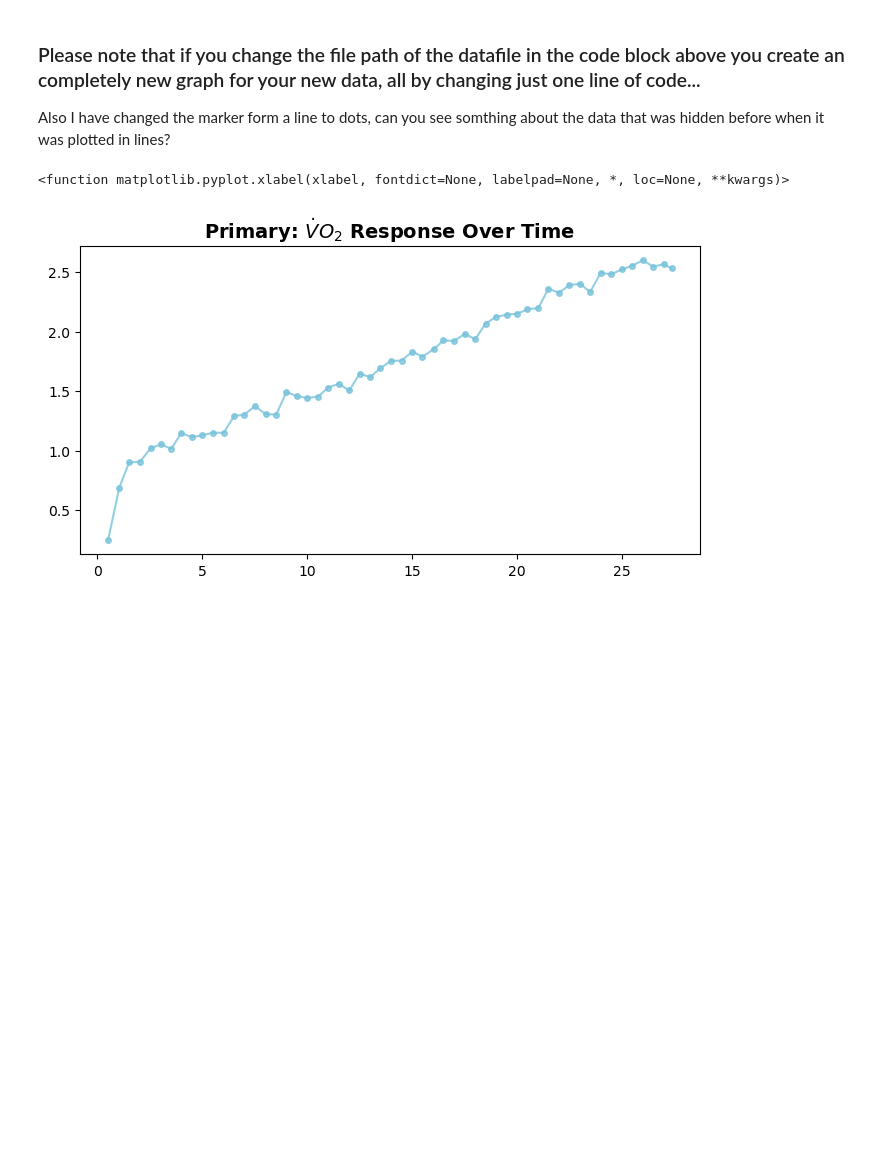
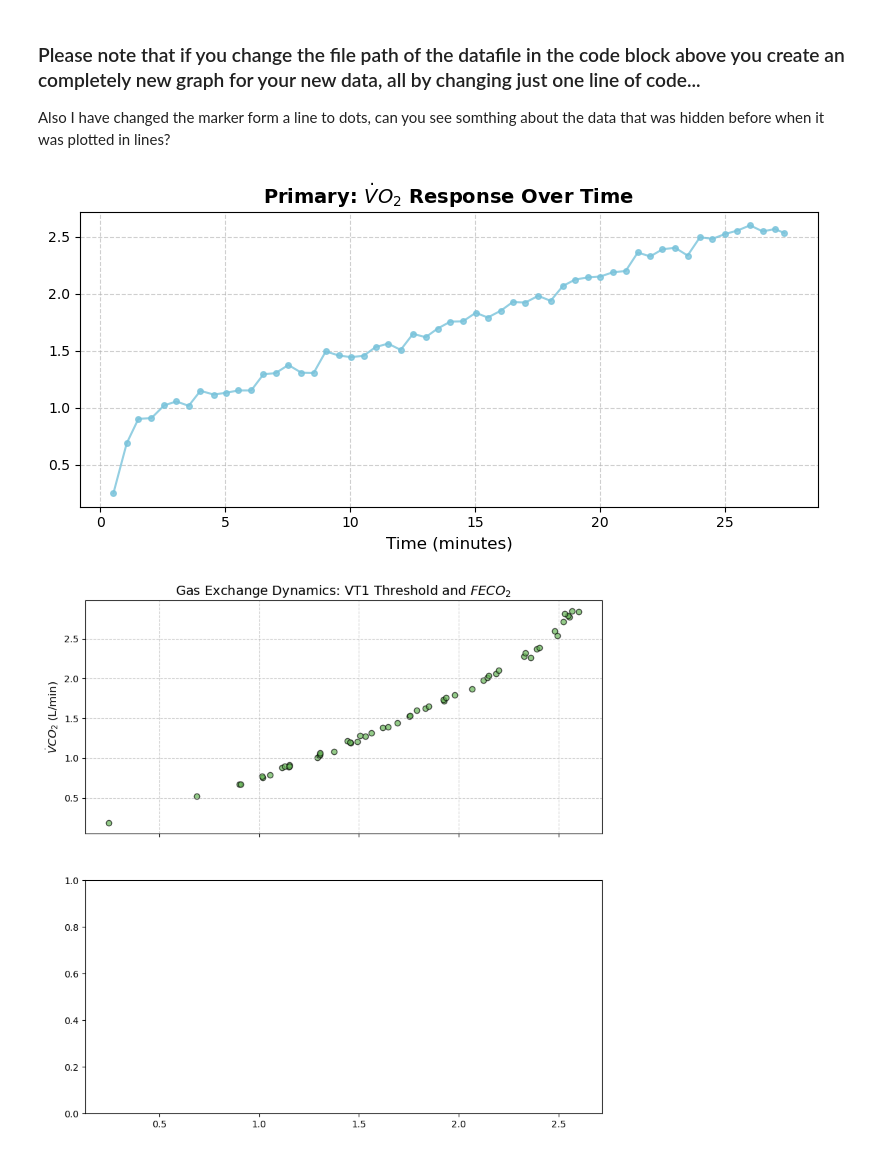
Before and after one commit to lauren-rentz/KNES381, a Jupyter notebook: my-demo2-notebook.ipynb, the cells around one changed output. Saved outputs shown, nothing was run; the diff lists cells and outputs as text; code cells hidden in the pictures; blank space fills up the shorter version.

```diff
--- a/my-demo2-notebook.ipynb
+++ b/my-demo2-notebook.ipynb
@@ -263,30 +263,48 @@ Also I have changed the marker form a line to dots, can you see somthing about t
 # %%
 import pandas as pd
 import numpy as np
 import matplotlib.pyplot as plt
 
 #1. Dataset Substitution
 #--------------------------------------------------------------------------------
 
 # now to read the file
 # the csv file has strings/meta data on rows 1-3
 # these rows need to be skipped and the header defined so that pandas knows these are floats
 
 file_path = '/kaggle/input/datasets/laurenrentz/vo2-csv-csv/VO2_CSV.csv'
 df = pd.read_csv(file_path, skiprows=[1, 2, 3])
 
 df.head()
 
 #clean up any column names that have extra white space in the header
 
-##df.columns = df.columns.str.strip() MAYBE ADD THIS LATER
+df.columns = df.columns.str.strip()
+#------------------------------------------------------------------------------
 
 #2. Primary VO2 plot:
 #------------------------------------------------------------------------------
 plt.figure(figsize=(8,4))
 plt.plot(df['TIME'], df['VO2'], marker='o', linestyle='-', color='#79c3db', markersize=4, alpha=0.8)
 plt.title('Primary: $\dot{V}O_2$ Response Over Time', fontsize=14, fontweight='bold')
-plt.xlabel
+plt.xlabel('Time (minutes)', fontsize=12)
+plt.grid(True, linestyle='--', alpha=0.6)
+plt.tight_layout()
+plt.show()
+#------------------------------------------------------------------------------
+#3. Gas exchange subplots
+#these share the same x axis with the VO2 plot
+#code for this figure:
+
+fig, (ax1, ax2) = plt.subplots(2, 1, figsize=(10, 10), sharex=True)
+
+#my first subplot: VO2 vs VCO2 (v-slope)
+ax1.scatter(df['VO2'], df['VCO2'], color='#67b557', alpha=0.7, edgecolors='k')
+ax1.set_ylabel('$\dot{V}CO_2$ (L/min)', fontsize=12)
+ax1.set_title('Gas Exchange Dynamics: VT1 Threshold and $FECO_2$', fontsize=14)
+ax1.grid(True, linestyle='--', alpha=0.6)
+
+# my second subplot
 # %% [output]
-<function matplotlib.pyplot.xlabel(xlabel, fontdict=None, labelpad=None, *, loc=None, **kwargs)>
-[figure, old version]
+[figure, new version]
+[figure, added]
```
